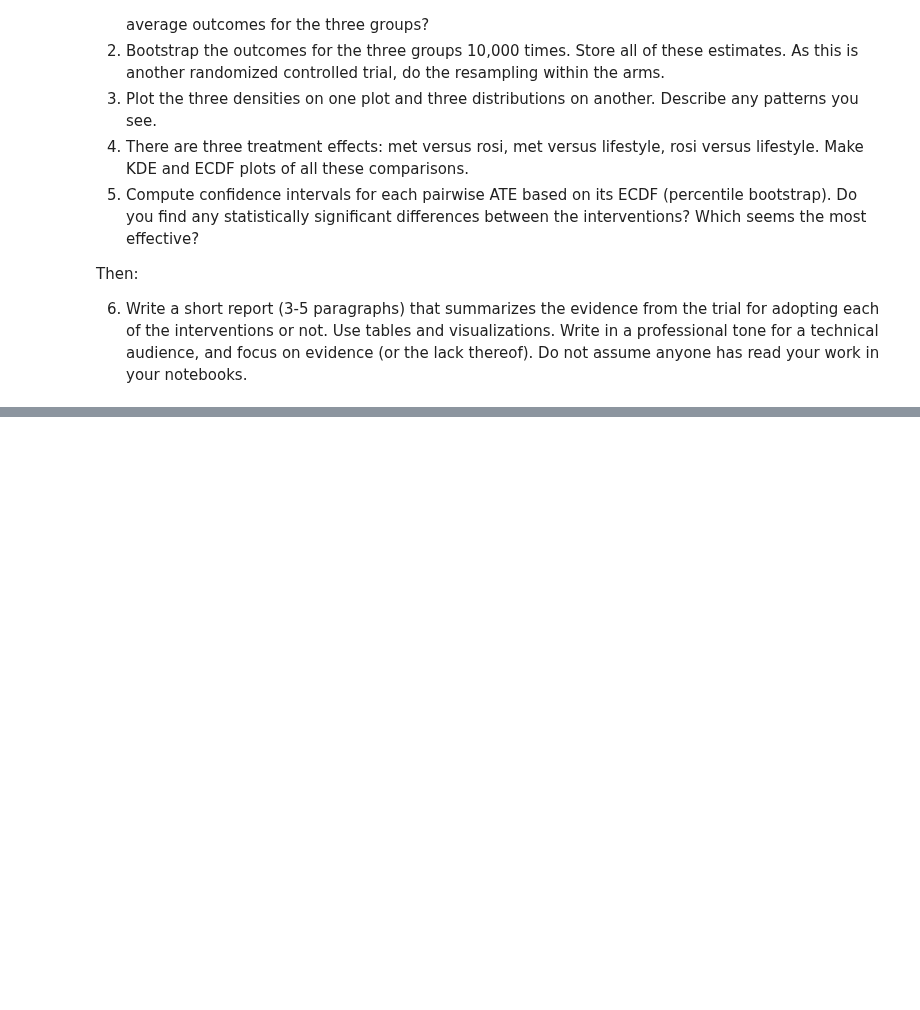
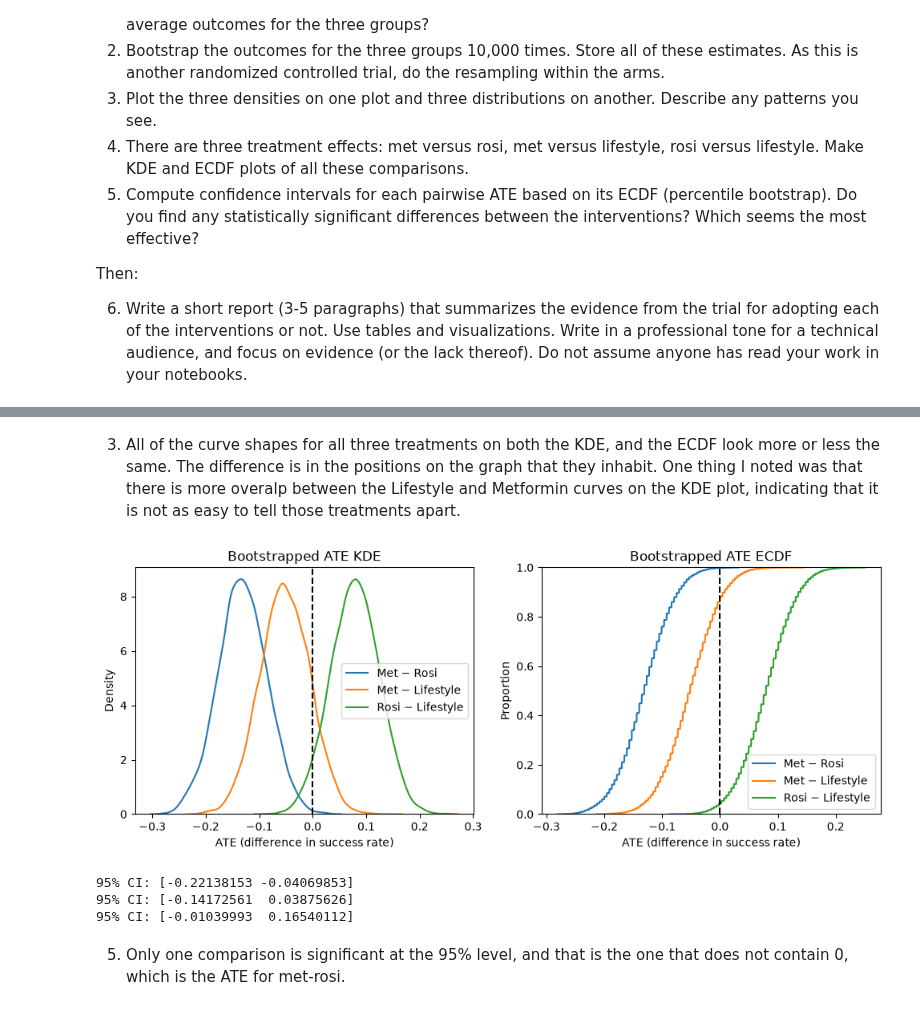
Before and after one commit to ehoerdemann17/DS5030_Labs_EJH, a Jupyter notebook: Lab6/lab_06.ipynb, the cells around one changed output, grey strips where cells are left out. Cells and saved outputs as stored; diff of their text form; code cells hidden in the pictures; blank space fills up the shorter version.

```diff
--- a/Lab6/lab_06.ipynb
+++ b/Lab6/lab_06.ipynb
@@ -201,0 +303,42 @@ Then:
+# %% [markdown]
+3. All of the curve shapes for all three treatments on both the KDE, and the ECDF look more or less the same. The difference is in the positions on the graph that they inhabit. One thing I noted was that there is more overalp between the Lifestyle and Metformin curves on the KDE plot, indicating that it is not as easy to tell those treatments apart.
+# %%
+fig, ax = plt.subplots(1, 2, figsize=(12, 4))
+
+sns.kdeplot(ate_met_rosi, label='Met − Rosi', ax=ax[0])
+sns.kdeplot(ate_met_life, label='Met − Lifestyle', ax=ax[0])
+sns.kdeplot(ate_rosi_life, label='Rosi − Lifestyle', ax=ax[0])
+ax[0].axvline(0, color='black', linestyle='--')
+ax[0].set(title='Bootstrapped ATE KDE', xlabel='ATE (difference in success rate)')
+ax[0].legend()
+
+sns.ecdfplot(ate_met_rosi, label='Met − Rosi', ax=ax[1])
+sns.ecdfplot(ate_met_life, label='Met − Lifestyle', ax=ax[1])
+sns.ecdfplot(ate_rosi_life, label='Rosi − Lifestyle', ax=ax[1])
+ax[1].axvline(0, color='black', linestyle='--')
+ax[1].set(title='Bootstrapped ATE ECDF', xlabel='ATE (difference in success rate)')
+ax[1].legend()
+
+plt.show()
+# %% [output]
+[figure, added]
+# %%
+# Compute CIs one each pairwise ATE
+
+# ate_met_rosi
+ci95 = np.quantile(ate_met_rosi, [.025, .975])
+print(f"95% CI: {ci95}")
+
+# ate_met_lifestyle
+ci95 = np.quantile(ate_met_life, [.025, .975])
+print(f"95% CI: {ci95}")
+
+# ate_rosi_lifestyle
+ci95 = np.quantile(ate_rosi_life, [.025, .975])
+print(f"95% CI: {ci95}")
+# %% [output]
+95% CI: [-0.22138153 -0.04069853]
+95% CI: [-0.14172561  0.03875626]
+95% CI: [-0.01039993  0.16540112]
+# %% [markdown]
+5. Only one comparison is significant at the 95% level, and that is the one that does not contain 0, which is the ATE for met-rosi.
```
Also changed, not shown: parts of 11 cells of this notebook.
